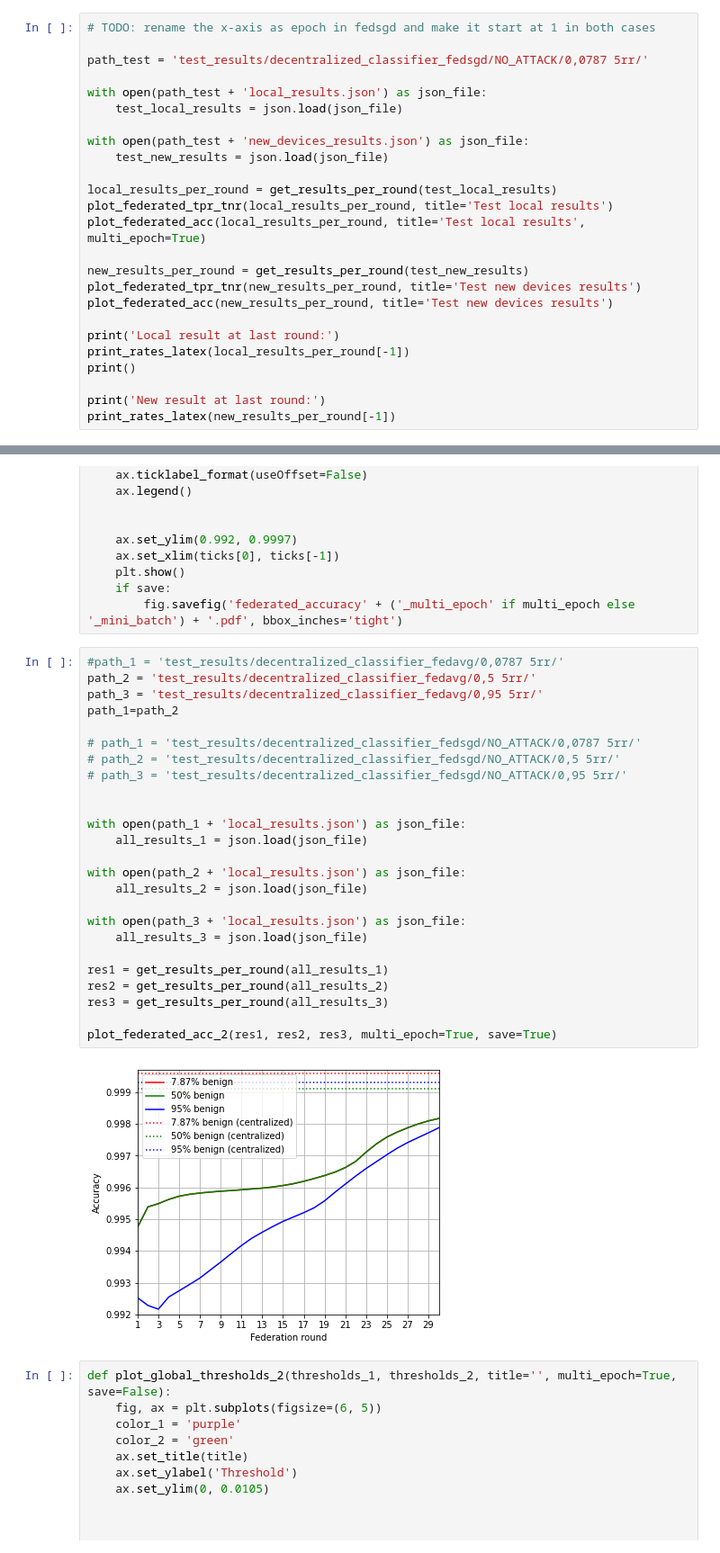
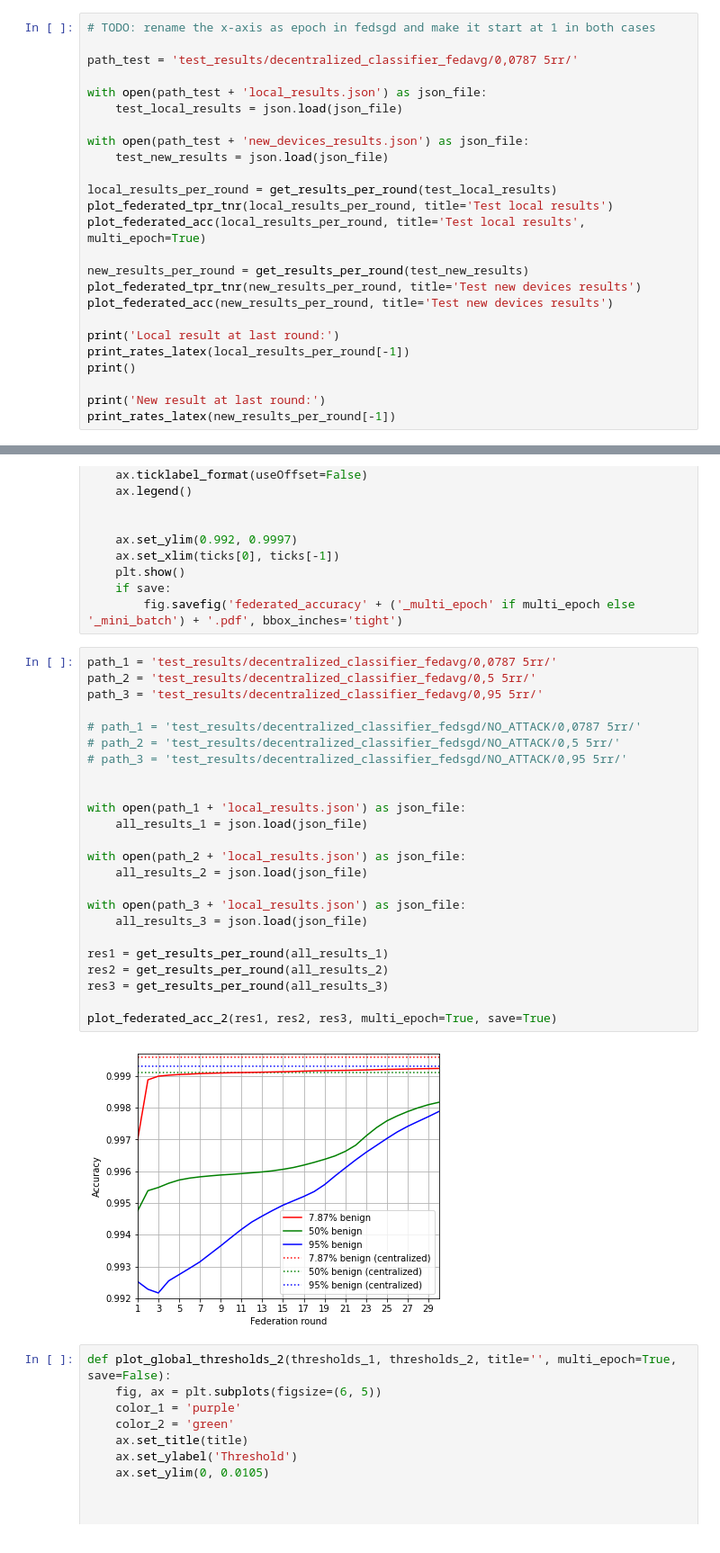
Before and after one commit to ValerianRey/fed_iot_guard, a Jupyter notebook: Test results.ipynb, the cells around one changed output, grey strips where cells are left out. Shown: that part at 90% size. Cells and saved outputs as stored; diff of their text form.

```diff
--- a/Test results.ipynb
+++ b/Test results.ipynb
@@ -185,7 +185,7 @@ print(avg_threshold)
 # %%
 # TODO: rename the x-axis as epoch in fedsgd and make it start at 1 in both cases
 
-path_test = 'test_results/decentralized_classifier_fedsgd/NO_ATTACK/0,0787 5rr/'
+path_test = 'test_results/decentralized_classifier_fedavg/0,0787 5rr/'
 
 with open(path_test + 'local_results.json') as json_file:
     test_local_results = json.load(json_file)
@@ -260,32 +260,31 @@ def plot_federated_acc_2(res1, res2, res3, multi_epoch=True, save=False):
     if save:
         fig.savefig('federated_accuracy' + ('_multi_epoch' if multi_epoch else '_mini_batch') + '.pdf', bbox_inches='tight')
 # %%
-#path_1 = 'test_results/decentralized_classifier_fedavg/0,0787 5rr/'
+path_1 = 'test_results/decentralized_classifier_fedavg/0,0787 5rr/'
 path_2 = 'test_results/decentralized_classifier_fedavg/0,5 5rr/'
 path_3 = 'test_results/decentralized_classifier_fedavg/0,95 5rr/'
-path_1=path_2
 
 # path_1 = 'test_results/decentralized_classifier_fedsgd/NO_ATTACK/0,0787 5rr/'
 # path_2 = 'test_results/decentralized_classifier_fedsgd/NO_ATTACK/0,5 5rr/'
 # path_3 = 'test_results/decentralized_classifier_fedsgd/NO_ATTACK/0,95 5rr/'
 
 
 with open(path_1 + 'local_results.json') as json_file:
     all_results_1 = json.load(json_file)
 
 with open(path_2 + 'local_results.json') as json_file:
     all_results_2 = json.load(json_file)
 
 with open(path_3 + 'local_results.json') as json_file:
     all_results_3 = json.load(json_file)
 
 res1 = get_results_per_round(all_results_1)
 res2 = get_results_per_round(all_results_2)
 res3 = get_results_per_round(all_results_3)
 
 plot_federated_acc_2(res1, res2, res3, multi_epoch=True, save=True)
 # %% [output]
-[figure, old version]
+[figure, new version]
 # %%
 def plot_global_thresholds_2(thresholds_1, thresholds_2, title='', multi_epoch=True, save=False):
     fig, ax = plt.subplots(figsize=(6, 5))
```
Also changed, not shown: parts of 7 cells of this notebook.
